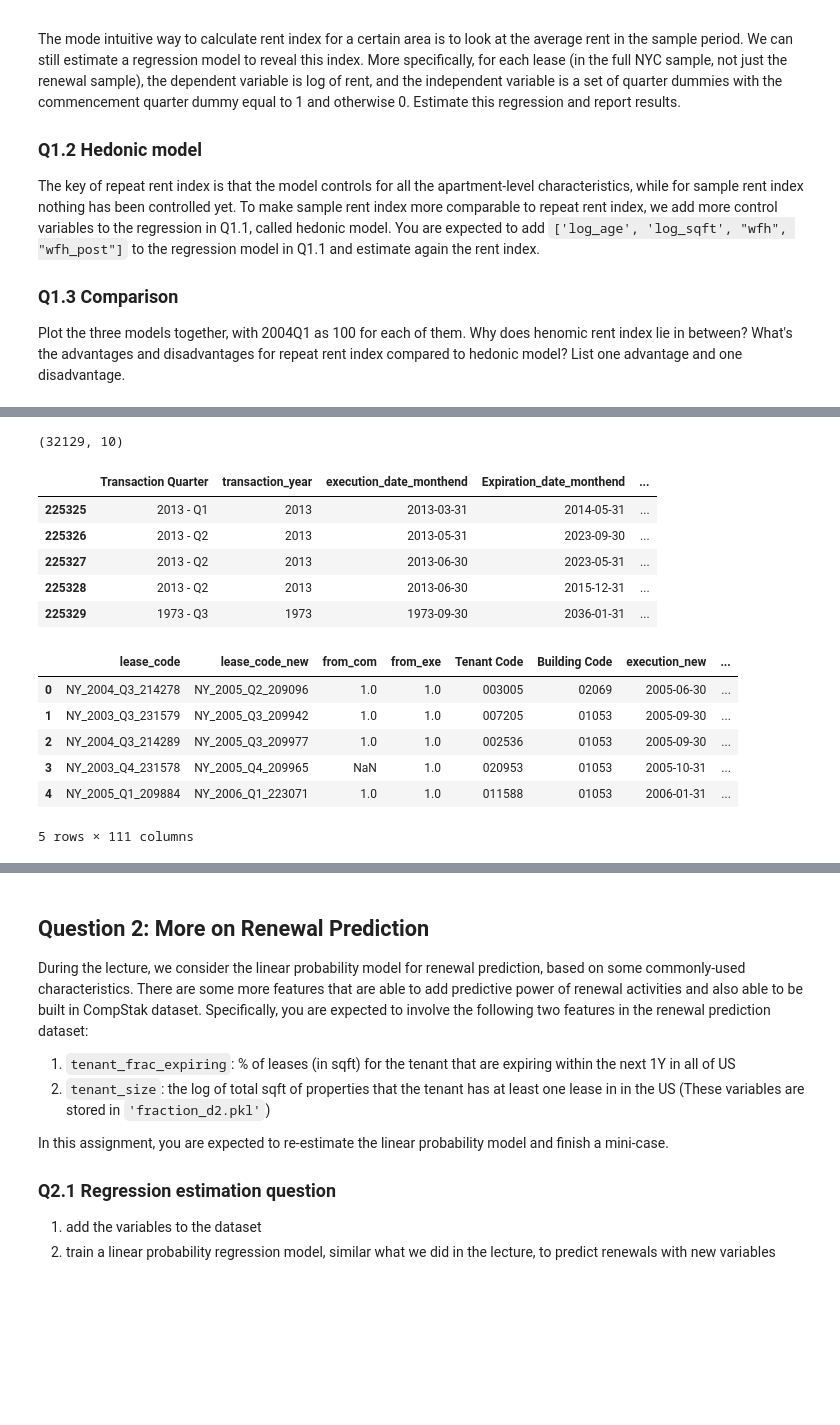
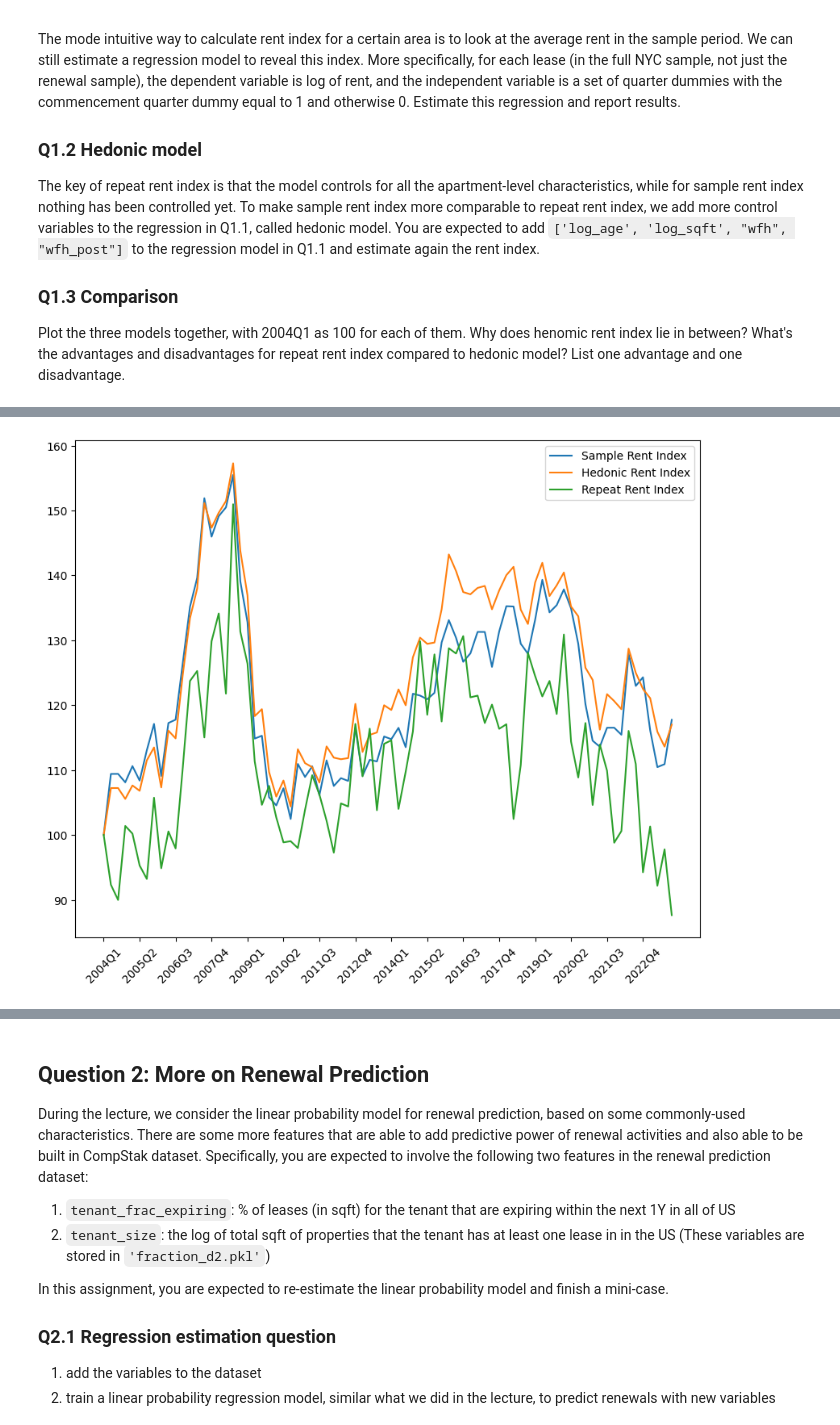
Before and after one commit to leobruell/real-estate-analytics, a Jupyter notebook: module-3/Code/Problem_Set/module3_homework_Leo_Bruell.ipynb, the cells around one changed output, grey strips where cells are left out. Cells and saved outputs as stored; diff of their text form; code cells hidden in the pictures; blank space fills up the shorter version.

```diff
--- a/module-3/Code/Problem_Set/module3_homework_Leo_Bruell.ipynb
+++ b/module-3/Code/Problem_Set/module3_homework_Leo_Bruell.ipynb
@@ -136,0 +88,17 @@ rent.head()
+# %%
+# Part 2
+
+# Create the needed variables in the transaction dataset:
+transaction.rename(columns={"teleworkable_emp3":"wfh"}, inplace=True)
+transaction['_post'] = transaction['Expiration_date_monthend'].apply(lambda x: (x.year == 2020 and x.month >= 3) or (x.year >= 2021))
+transaction['wfh_post'] = transaction['wfh'] * transaction['_post']
+transaction['log_sqft'] = np.log(transaction['Transaction SQFT'])
+transaction['log_age'] = np.log(transaction['Age Building'])
+# Identify the columns to merge:
+transaction_to_merge = transaction[['lease_code','log_age', 'log_sqft','wfh','wfh_post']].copy()
+# Merge the needed transaction data to the rent df:
+rent = rent.merge(transaction_to_merge, how="inner",on='lease_code')
+# Make the list of independent variables:
+independent_vars = list(dummy_quarters) + ['log_age', 'log_sqft','wfh','wfh_post']
+# Run regression:
+reg2, _ = util.run_OLS_reg(rent, 'lg_ner',independent_vars ,intercept=False, verbose=True)
@@ -215,2 +142,0 @@ res_df.reset_index(drop=True,inplace=True)
-# %%
-reg, _ = util.run_OLS_reg(repeat_rent, "price_change", dummy_label, intercept=False, verbose=True)
@@ -311,23 +143,33 @@ rent.head()
-# %%
-rent.shape
-# %% [output]
-(32129, 10)
-# %%
-transaction.tail()
-# %% [output]
-|  | Transaction Quarter | transaction_year | execution_date_monthend | Expiration_date_monthend | ... |
-| 225325 | 2013 - Q1 | 2013 | 2013-03-31 | 2014-05-31 | ... |
-| 225326 | 2013 - Q2 | 2013 | 2013-05-31 | 2023-09-30 | ... |
-| 225327 | 2013 - Q2 | 2013 | 2013-06-30 | 2023-05-31 | ... |
-| 225328 | 2013 - Q2 | 2013 | 2013-06-30 | 2015-12-31 | ... |
-| 225329 | 1973 - Q3 | 1973 | 1973-09-30 | 2036-01-31 | ... |
-# %%
-repeat_rent.head()
-# %% [output]
-|  | lease_code | lease_code_new | from_com | from_exe | Tenant Code | Building Code | execution_new | ... |
-| 0 | NY_2004_Q3_214278 | NY_2005_Q2_209096 | 1.0 | 1.0 | 003005 | 02069 | 2005-06-30 | ... |
-| 1 | NY_2003_Q3_231579 | NY_2005_Q3_209942 | 1.0 | 1.0 | 007205 | 01053 | 2005-09-30 | ... |
-| 2 | NY_2004_Q3_214289 | NY_2005_Q3_209977 | 1.0 | 1.0 | 002536 | 01053 | 2005-09-30 | ... |
-| 3 | NY_2003_Q4_231578 | NY_2005_Q4_209965 | NaN | 1.0 | 020953 | 01053 | 2005-10-31 | ... |
-| 4 | NY_2005_Q1_209884 | NY_2006_Q1_223071 | 1.0 | 1.0 | 011588 | 01053 | 2006-01-31 | ... |
-5 rows × 111 columns
+# %%
+# Part 3
+
+# Get repeat-rent regression values:
+reg3, _ = util.run_OLS_reg(repeat_rent, "price_change", dummy_label, intercept=False, verbose=False)
+# Get params of each model in df:
+reg3_df = reg3.params.reset_index(drop=False)
+reg2_df = reg2.params.reset_index(drop=False)
+reg1_df = reg1.params.reset_index(drop=False)
+# Combine the params into a single df:
+all_results = reg3_df.merge(reg2_df, on='index', how='left').merge(reg1_df, on='index', how='left')
+all_results.columns = ['year_quarter','repeat_rent','hedonic','sample_rent']
+# Calculate the rent indexes:
+def make_rent_index(result_col):
+    ind_list = [100] # set index starting point to 100
+    for i in range(1, all_results.shape[0]):
+        ind_list.append(100 * np.exp(all_results[result_col][i] - all_results[result_col][0]))
+    return ind_list
+repeat_rent_index = make_rent_index('repeat_rent')
+hedonic_rent_index = make_rent_index('hedonic')
+sample_rent_index = make_rent_index('sample_rent')
+# Plot the indexes:
+plt.figure(figsize=(10, 8))
+plt.plot(all_results.year_quarter, sample_rent_index, label='Sample Rent Index')
+plt.plot(all_results.year_quarter, hedonic_rent_index, label='Hedonic Rent Index')
+plt.plot(all_results.year_quarter, repeat_rent_index, label='Repeat Rent Index')
+plt.legend()
+every_5_index = all_results.index % 5 == 0
+plt.xticks(all_results.index[every_5_index], all_results.year_quarter[::5], rotation=45)
+plt.show()
+######################## END YOUR CODE ########################
+# %% [output]
+[figure, added]
```
Also changed, not shown: parts of 23 cells of this notebook.
